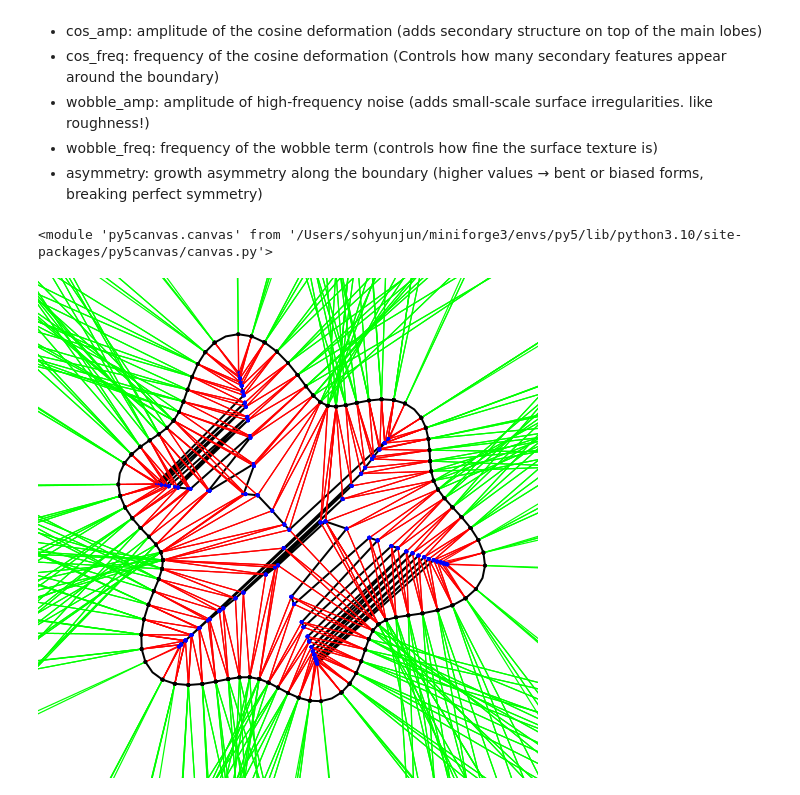
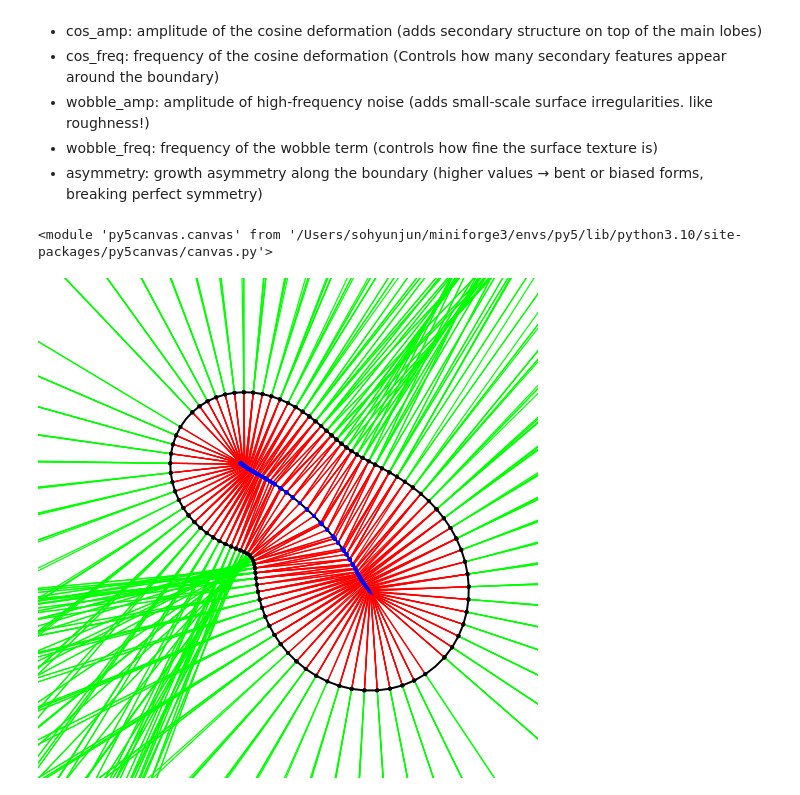
Before and after one commit to devsohyun/pfad-biological-shapes-exploration, a Jupyter notebook: documentation.ipynb, the cells around one changed output. Saved outputs shown, nothing was run; the diff lists cells and outputs as text; code cells hidden in the pictures.

```diff
--- a/documentation.ipynb
+++ b/documentation.ipynb
@@ -163,29 +150,37 @@ def sample_biological_shape(
 
 show()
 # %%
+# Medial axis extraction
 def medial_axis(points, min_radius=20):
+    # compute voronoi diagram of boundary samples that were created above
     vor = Voronoi(points)
+
+    # polygon used to test if points lie inside the shape
     poly = Polygon(points)
 
     medial = []
 
+    # iterate over voronoi ridges between boundary points
     for (i, j), verts in zip(vor.ridge_points, vor.ridge_vertices):
         if -1 in verts:
-            continue
+            continue # skip infinite ridges
 
         for v in verts:
-            c = vor.vertices[v]
+            c = vor.vertices[v] # candidate medial point
 
             if not poly.contains(Point(c)):
-                continue
+                continue # ignore points outside the shape
 
             r = np.linalg.norm(c - vor.points[i])
             if r < min_radius:
-                continue
+                continue # filter small / noisy features
 
-            medial.append(
-                {"center": c, "radius": r, "b1": vor.points[i], "b2": vor.points[j]}
-            )
+            medial.append({
+                "center": c,         # medial axis point
+                "radius": r,         # local thickness
+                "b1": vor.points[i], # boundary contact 1
+                "b2": vor.points[j], # boundary contact 2
+            })
 
     return medial
 # %%
@@ -324,29 +326,28 @@ SHAPES = {
     ),
 }
 # %%
-# Generate base shape
-points = sample_biological_shape(**SHAPES["celery"])
+# Generate boundary
+points = sample_biological_shape(**SHAPES["potato"])
 
-# Generate medial axis
+# Compute medial axis and order it into a skeleton
 medial = medial_axis(points, min_radius=25)  # min_radius: thickness of skeleton
 medial = order_medial_points(medial)
 
-# Standard py5canvas functions
+# Create drawing canvas
 create_canvas(500, 500)
 print(canvas)
 background(255)
 translate(width / 2, height / 2)
 
-# Draw shapes
+# Render shape layers
 draw_boundary(points)
 draw_skeleton(medial)
-# step: density of internal lines, outward_length: “energy” radiating out
 draw_radius_lines(medial, step=1, outward_length=400)
 
 show()
 # %% [output]
 <module 'py5canvas.canvas' from '/Users/sohyunjun/miniforge3/envs/py5/lib/python3.10/site-packages/py5canvas/canvas.py'>
-[figure, old version]
+[figure, new version]
 # %%
 from datetime import datetime
 
```
Also changed, not shown: parts of 16 cells of this notebook.
